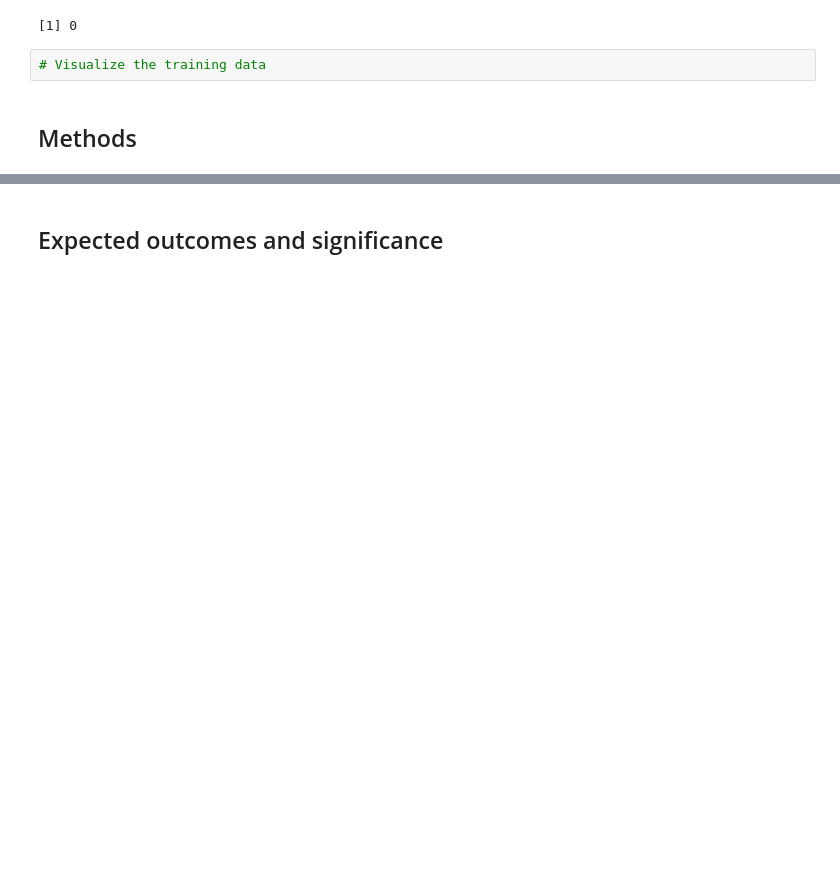
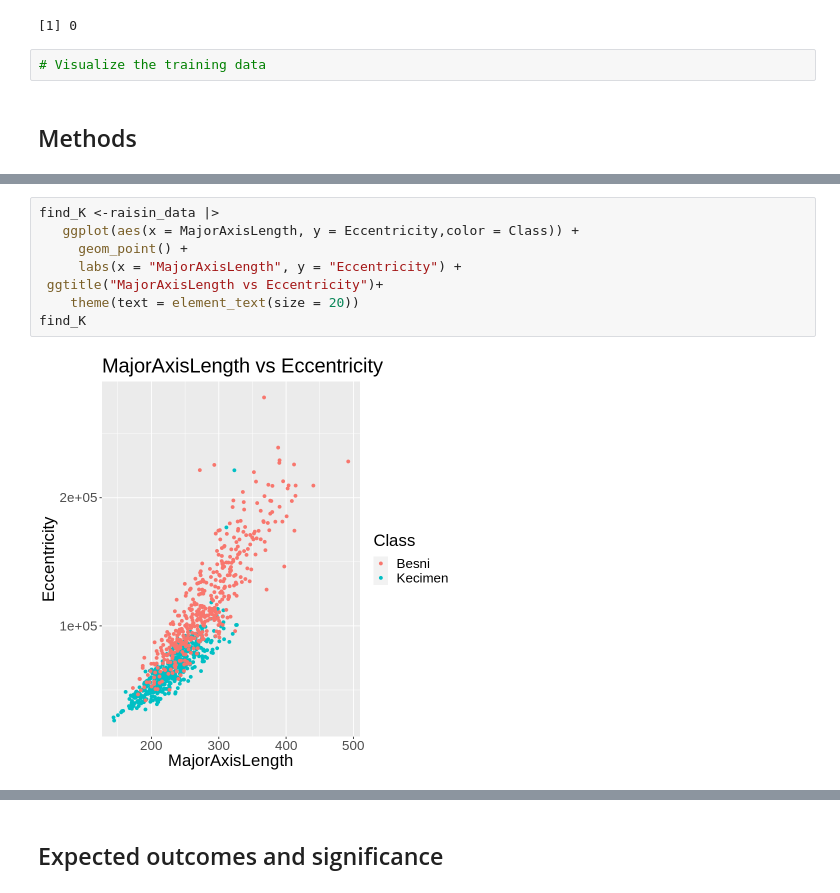
Before and after one commit to jlee0714/DSCI-Project, a Jupyter notebook: Proposal.ipynb, the cells around one changed output, grey strips where cells are left out. Drawn from its saved outputs; the diff is of its cells as text; blank space fills up the shorter version.

```diff
--- a/Proposal.ipynb
+++ b/Proposal.ipynb
@@ -69,0 +97,10 @@ After exploring the data, selecting the predictors we wanted to build the model,
+# %%
+find_K <-raisin_data |>
+   ggplot(aes(x = MajorAxisLength, y = Eccentricity,color = Class)) +
+     geom_point() +
+     labs(x = "MajorAxisLength", y = "Eccentricity") +
+ ggtitle("MajorAxisLength vs Eccentricity")+
+    theme(text = element_text(size = 20))
+find_K
+# %% [output]
+[figure, added]
```
Also changed, not shown: parts of 6 cells of this notebook.
